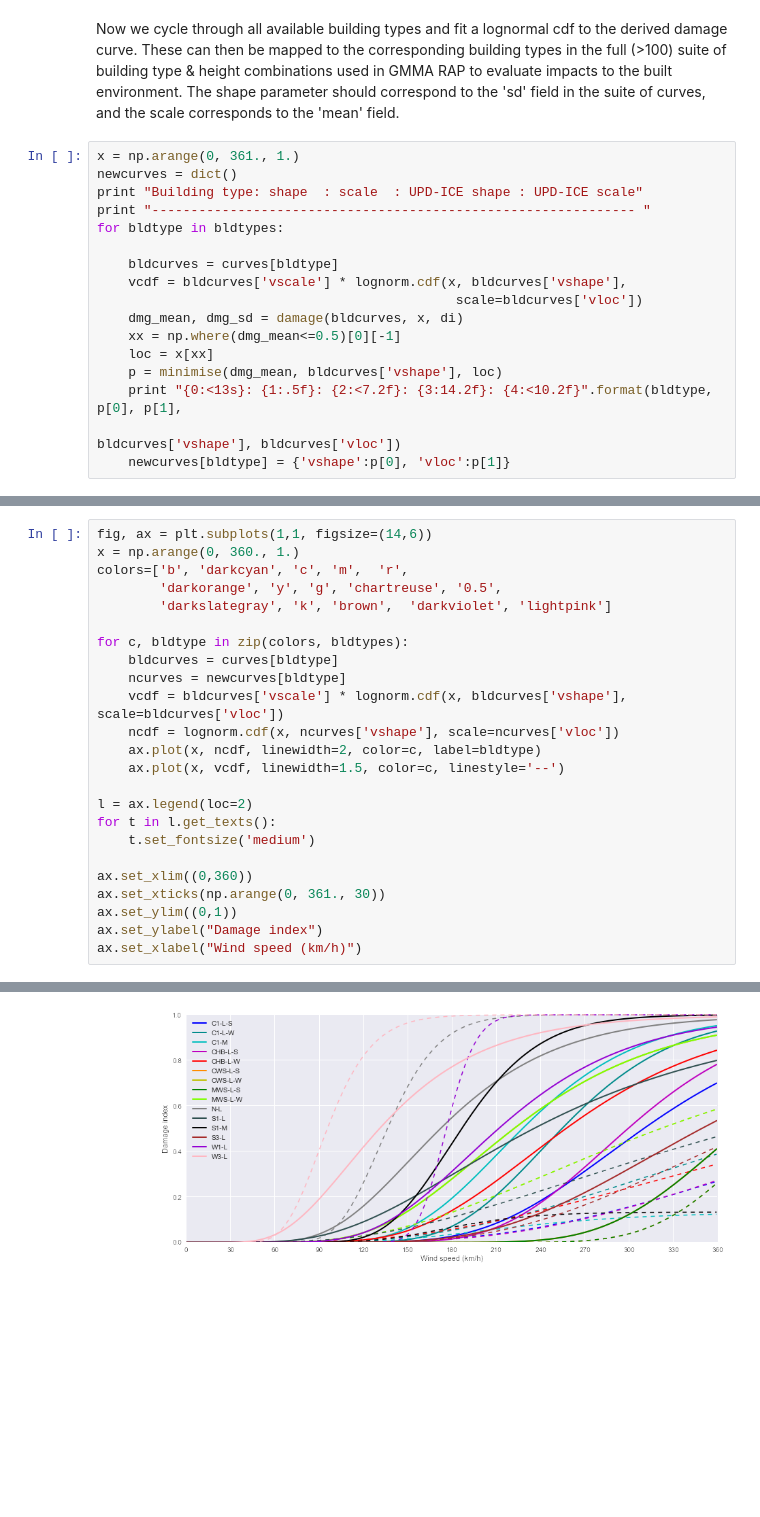
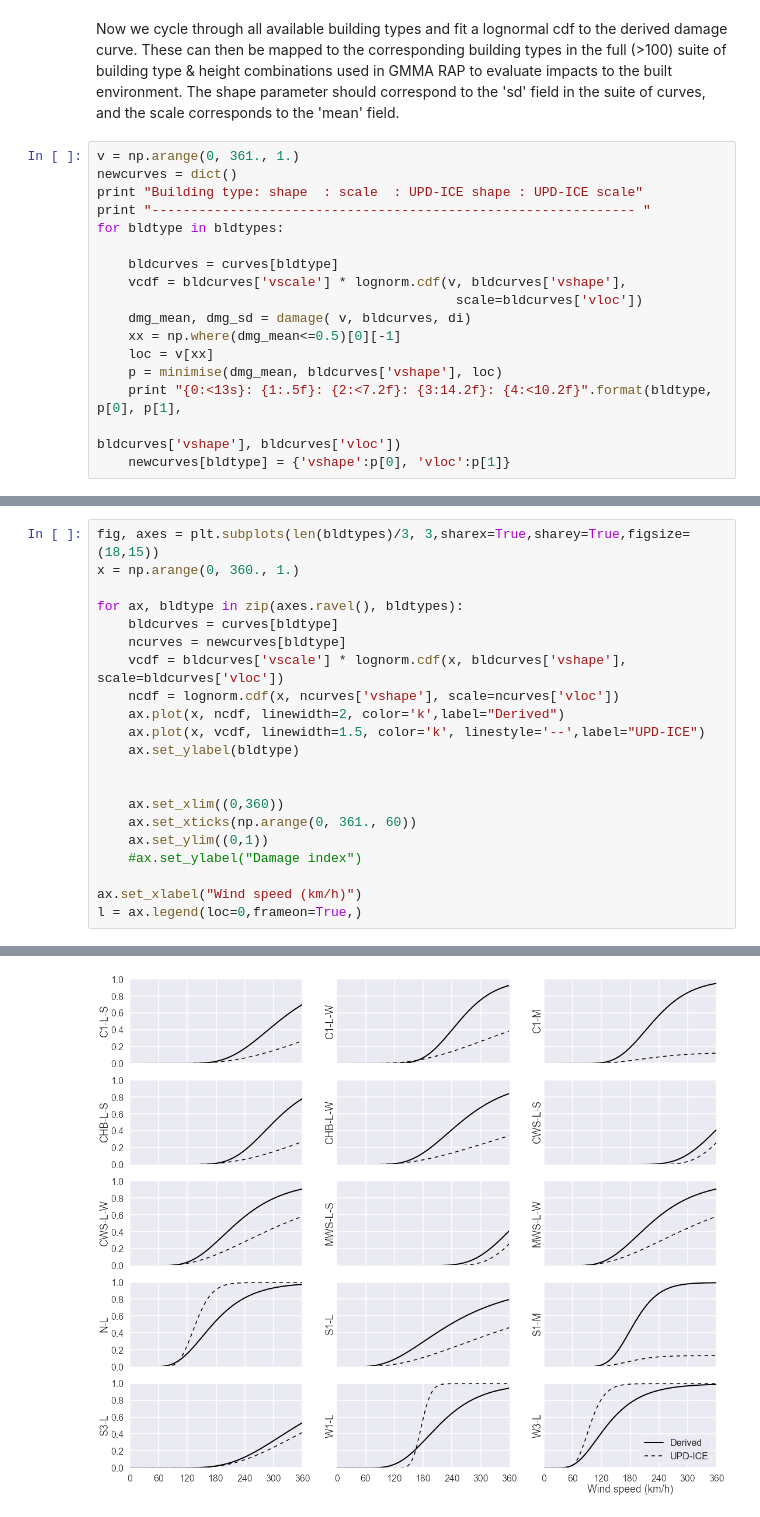
Before and after one commit to wcarthur/notebooks, a Jupyter notebook: Vulnerability and fragility curves for GMMA.ipynb, the cells around one changed output, grey strips where cells are left out. Drawn from its saved outputs; the diff is of its cells as text; blank space fills up the shorter version.

```diff
--- a/Vulnerability and fragility curves for GMMA.ipynb
+++ b/Vulnerability and fragility curves for GMMA.ipynb
@@ -393,18 +430,18 @@ display(w)
 # %% [markdown]
 Now we cycle through all available building types and fit a lognormal cdf to the derived damage curve. These can then be mapped to the corresponding building types in the full (>100) suite of building type & height combinations used in GMMA RAP to evaluate impacts to the built environment. The shape parameter should correspond to the 'sd' field in the suite of curves, and the scale corresponds to the 'mean' field.
 # %%
-x = np.arange(0, 361., 1.)
+v = np.arange(0, 361., 1.)
 newcurves = dict()
 print "Building type: shape  : scale  : UPD-ICE shape : UPD-ICE scale"
 print "-------------------------------------------------------------- "
 for bldtype in bldtypes:
 
     bldcurves = curves[bldtype]
-    vcdf = bldcurves['vscale'] * lognorm.cdf(x, bldcurves['vshape'],
+    vcdf = bldcurves['vscale'] * lognorm.cdf(v, bldcurves['vshape'],
                                               scale=bldcurves['vloc'])
-    dmg_mean, dmg_sd = damage(bldcurves, x, di)
+    dmg_mean, dmg_sd = damage( v, bldcurves, di)
     xx = np.where(dmg_mean<=0.5)[0][-1]
-    loc = x[xx]
+    loc = v[xx]
     p = minimise(dmg_mean, bldcurves['vshape'], loc)
     print "{0:<13s}: {1:.5f}: {2:<7.2f}: {3:14.2f}: {4:<10.2f}".format(bldtype, p[0], p[1],
                                                                        bldcurves['vshape'], bldcurves['vloc'])
@@ -430,25 +467,22 @@ W3-L         : 0.42830: 130.68 :           0.25: 95.31
 # %%
-fig, ax = plt.subplots(1,1, figsize=(14,6))
+fig, axes = plt.subplots(len(bldtypes)/3, 3,sharex=True,sharey=True,figsize=(18,15))
 x = np.arange(0, 360., 1.)
-colors=['b', 'darkcyan', 'c', 'm',  'r',
-        'darkorange', 'y', 'g', 'chartreuse', '0.5',
-        'darkslategray', 'k', 'brown',  'darkviolet', 'lightpink']
 
-for c, bldtype in zip(colors, bldtypes):
+for ax, bldtype in zip(axes.ravel(), bldtypes):
     bldcurves = curves[bldtype]
     ncurves = newcurves[bldtype]
     vcdf = bldcurves['vscale'] * lognorm.cdf(x, bldcurves['vshape'], scale=bldcurves['vloc'])
     ncdf = lognorm.cdf(x, ncurves['vshape'], scale=ncurves['vloc'])
-    ax.plot(x, ncdf, linewidth=2, color=c, label=bldtype)
-    ax.plot(x, vcdf, linewidth=1.5, color=c, linestyle='--')
+    ax.plot(x, ncdf, linewidth=2, color='k',label="Derived")
+    ax.plot(x, vcdf, linewidth=1.5, color='k', linestyle='--',label="UPD-ICE")
+    ax.set_ylabel(bldtype)
 
-l = ax.legend(loc=2)
-for t in l.get_texts():
-    t.set_fontsize('medium')
 
-ax.set_xlim((0,360))
-ax.set_xticks(np.arange(0, 361., 30))
-ax.set_ylim((0,1))
-ax.set_ylabel("Damage index")
+    ax.set_xlim((0,360))
+    ax.set_xticks(np.arange(0, 361., 60))
+    ax.set_ylim((0,1))
+    #ax.set_ylabel("Damage index")
+
 ax.set_xlabel("Wind speed (km/h)")
+l = ax.legend(loc=0,frameon=True,)
 # %% [output]
@@ -456 +489 @@ ax.set_xlabel("Wind speed (km/h)")
-[figure, old version]
+[figure, new version]
```
Also changed, not shown: parts of 15 cells of this notebook.
